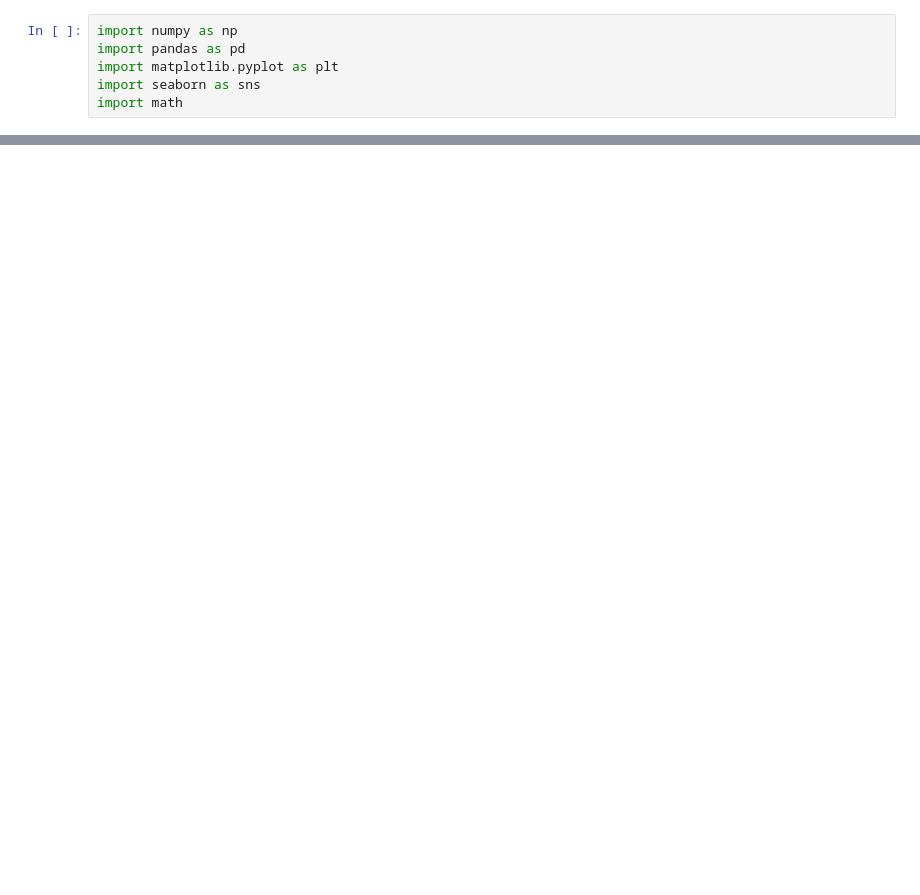
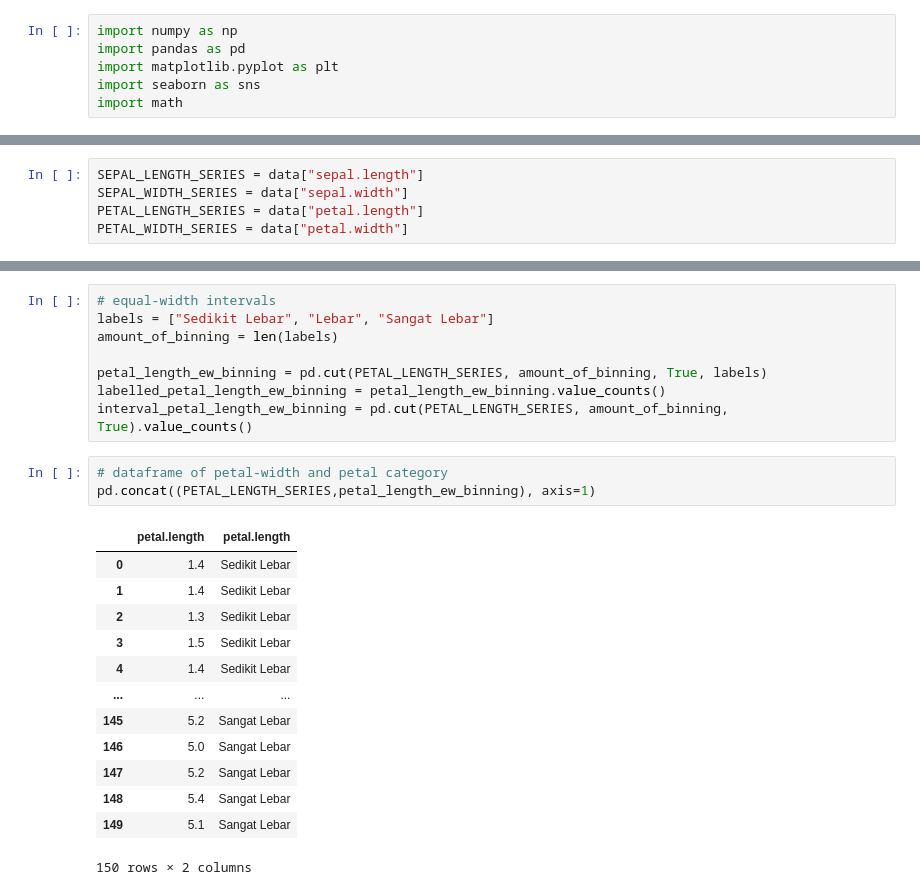
Before and after one commit to AhmadSuud/datamining, a Jupyter notebook: _sources/notebooks2.ipynb, the cells around one changed output, grey strips where cells are left out. Saved outputs shown, nothing was run; the diff lists cells and outputs as text; blank space fills up the shorter version.

```diff
--- a/_sources/notebooks2.ipynb
+++ b/_sources/notebooks2.ipynb
@@ -48,0 +38,5 @@ print(diss(1,4))
+# %%
+SEPAL_LENGTH_SERIES = data["sepal.length"]
+SEPAL_WIDTH_SERIES = data["sepal.width"]
+PETAL_LENGTH_SERIES = data["petal.length"]
+PETAL_WIDTH_SERIES = data["petal.width"]
@@ -48,0 +94,25 @@ print(diss(1,4))
+# %%
+# equal-width intervals
+labels = ["Sedikit Lebar", "Lebar", "Sangat Lebar"]
+amount_of_binning = len(labels)
+
+petal_length_ew_binning = pd.cut(PETAL_LENGTH_SERIES, amount_of_binning, True, labels)
+labelled_petal_length_ew_binning = petal_length_ew_binning.value_counts()
+interval_petal_length_ew_binning = pd.cut(PETAL_LENGTH_SERIES, amount_of_binning, True).value_counts()
+# %%
+# dataframe of petal-width and petal category
+pd.concat((PETAL_LENGTH_SERIES,petal_length_ew_binning), axis=1)
+# %% [output]
+|  | petal.length | petal.length |
+| 0 | 1.4 | Sedikit Lebar |
+| 1 | 1.4 | Sedikit Lebar |
+| 2 | 1.3 | Sedikit Lebar |
+| 3 | 1.5 | Sedikit Lebar |
+| 4 | 1.4 | Sedikit Lebar |
+| ... | ... | ... |
+| 145 | 5.2 | Sangat Lebar |
+| 146 | 5.0 | Sangat Lebar |
+| 147 | 5.2 | Sangat Lebar |
+| 148 | 5.4 | Sangat Lebar |
+| 149 | 5.1 | Sangat Lebar |
+150 rows × 2 columns
```
Also changed, not shown: parts of 43 cells of this notebook, 2 other files.
